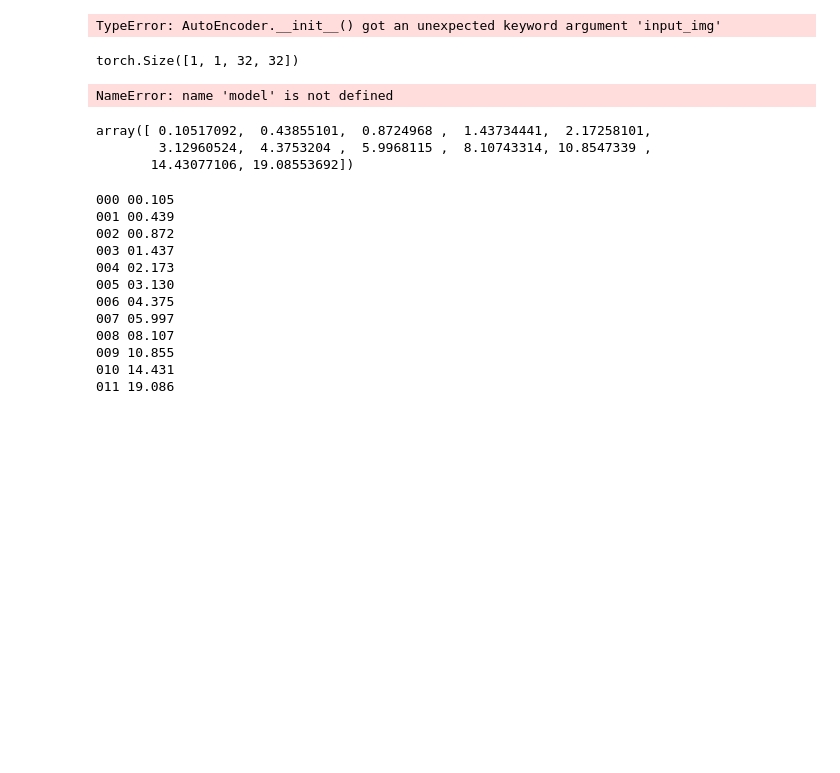
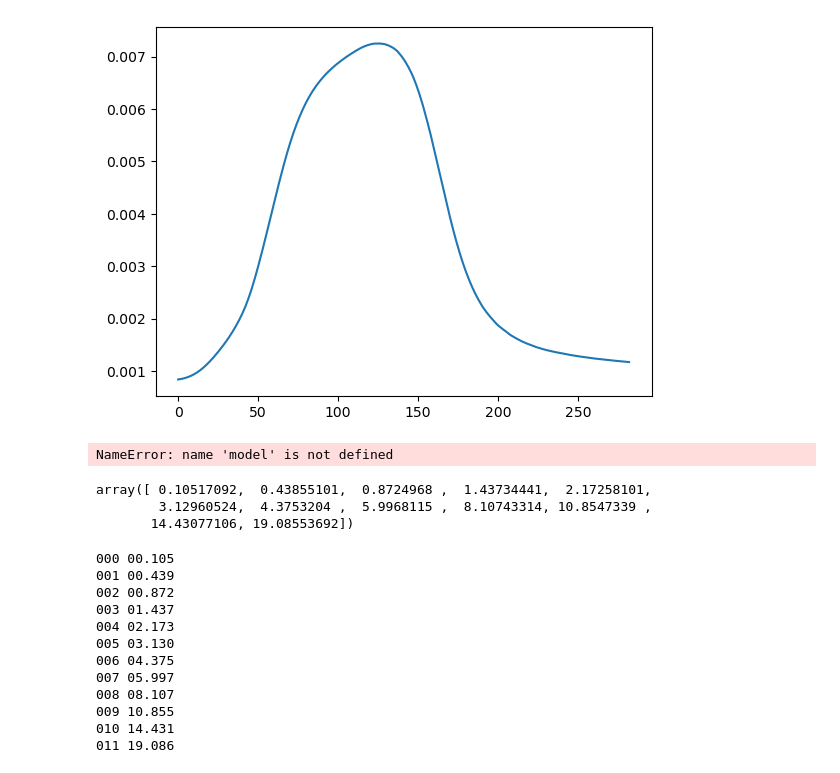
Before and after one commit to simenhu/fdtd, a Jupyter notebook: cortical/PlayWithModel.ipynb, the cells around one changed output. Drawn from its saved outputs; the diff is of its cells as text; code cells hidden in the pictures; blank space fills up the shorter version.

```diff
--- a/cortical/PlayWithModel.ipynb
+++ b/cortical/PlayWithModel.ipynb
@@ -7,16 +8,17 @@ from os import listdir
 from os.path import isfile, join
 import cv2
 # %%
-checkpoint_path = './model_checkpoints/exp-nonlin/md_000000073000.pt'
-input_img = np.zeros((2, 32, 32))
-model = AutoEncoder(grid=None, input_img=input_img)
-model.load_state_dict(torch.load(checkpoint_path))
+model_checkpoint_path = './model_checkpoints/exp-nonlin2-energyslider-substrate-chooser/md_000000015000.pt'
+grid_checkpoint_path = './model_checkpoints/exp-nonlin2-energyslider-substrate-chooser/md_000000015000.grd'
+model = AutoEncoder(grid=None, num_em_steps=283)
+model.load_state_dict(torch.load(model_checkpoint_path))
+grid_params = torch.load(grid_checkpoint_path)
-# %% [output]
-TypeError: AutoEncoder.__init__() got an unexpected keyword argument 'input_img'
 # %%
-model.cc_activations.shape
+model.loss_step_weights
+plt.plot(model.softmax(model.loss_step_weights).detach().numpy())
+plt.show()
 # %% [output]
-torch.Size([1, 1, 32, 32])
+[figure, added]
 # %%
 %matplotlib inline
 def show(img):
```
Also changed, not shown: parts of 10 cells of this notebook, 5 other files.
